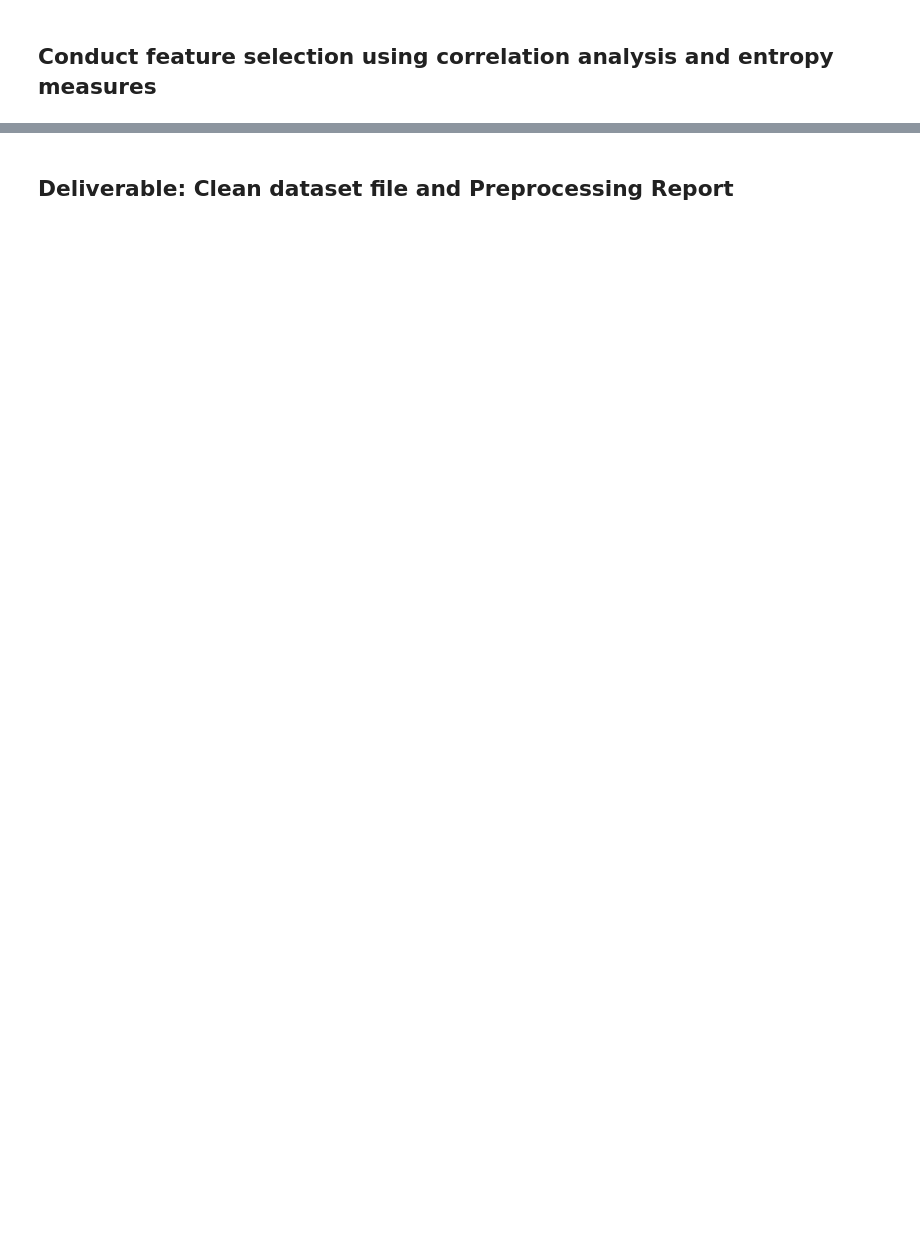
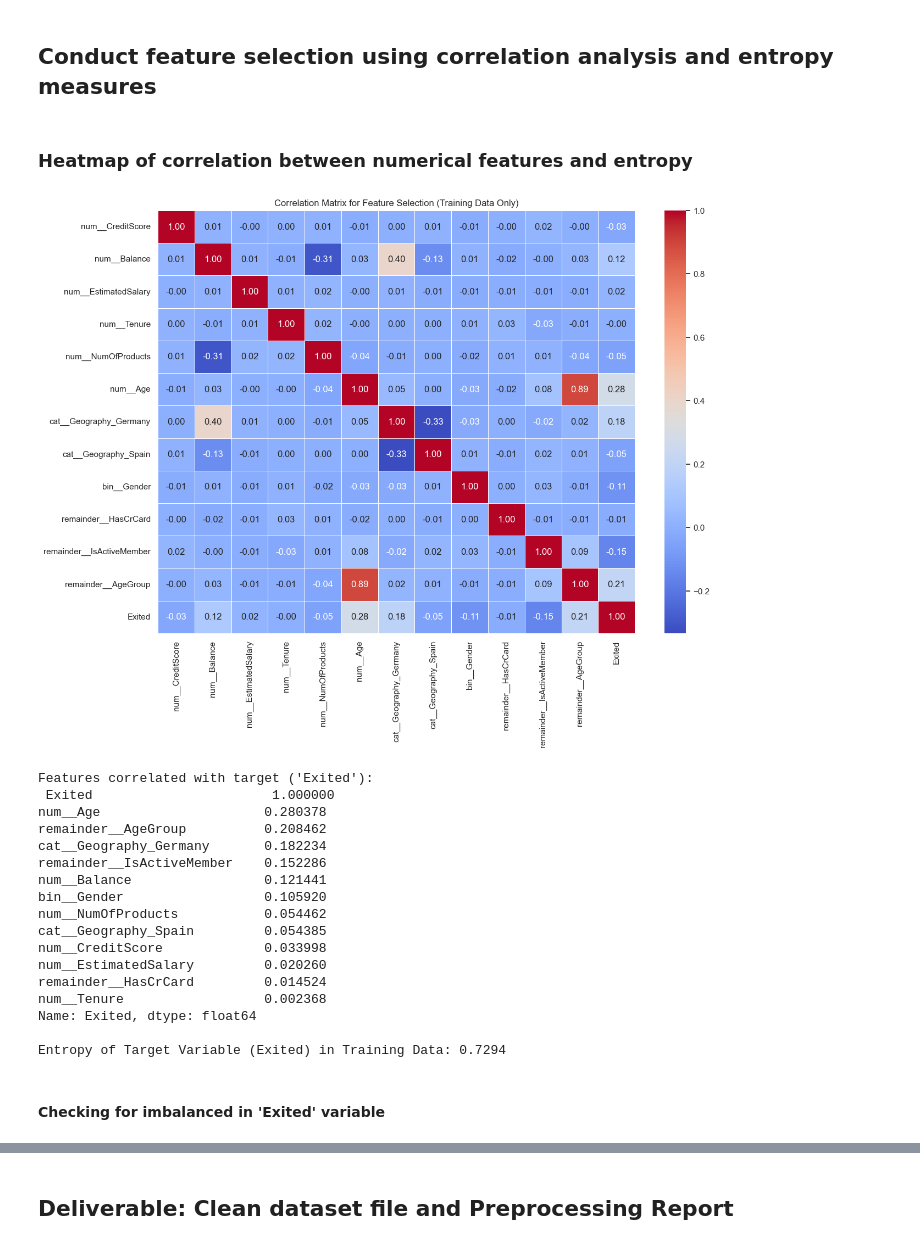
Before and after one commit to Kelompok4-PPTI20/data-mining, a Jupyter notebook: notebook.ipynb, the cells around one changed output, grey strips where cells are left out. Cells and saved outputs as stored; diff of their text form; code cells hidden in the pictures; blank space fills up the shorter version.

```diff
--- a/notebook.ipynb
+++ b/notebook.ipynb
@@ -224,3 +224,19 @@ Passing `palette` without assigning `hue` is deprecated and will be removed in v
 [figure]
 # %% [markdown]
 ## Apply data cleaning
+# %%
+# Remove duplicates
+print("Duplicates before cleaning:", df.duplicated().sum())
+df = df.drop_duplicates()
+
+# Handle missing values (doesnt exist in this dataset but good to check)
+print("Missing values before cleaning:\n", df.isna().sum())
+# Drop rows with missing values as a basic approach (Alternatively, imputation could be used for ETL pipelines)
+df = df.dropna()
+
+# Drop irrelevant columns (Noise Handling & Attribute Types)
+# RowNumber, CustomerId, and Surname do not carry predictive power for churn and act as noise.
+columns_to_drop = ['RowNumber', 'CustomerId', 'Surname']
+df = df.drop(columns=[col for col in columns_to_drop if col in df.columns])
+
+print("Shape after data cleaning:", df.shape)
@@ -229,2 +350,57 @@ Passing `palette` without assigning `hue` is deprecated and will be removed in v
 # %% [markdown]
 ## Conduct feature selection using correlation analysis and entropy measures
+# %% [markdown]
+### Heatmap of correlation between numerical features and entropy
+# %%
+import scipy.stats as ss
+import numpy as np
+import pandas as pd
+import seaborn as sns
+import matplotlib.pyplot as plt
+
+# 1. Create a dedicated analysis DataFrame using ONLY the training data
+analysis_df = X_train_clean.copy()
+analysis_df['Exited'] = y_train.values # .values is critical here to align indices
+
+# 2. Pearson Correlation (Linear ya, jangan terlalu dianggap valid banget)
+plt.figure(figsize=(14, 10))
+correlation_matrix = analysis_df.corr()
+sns.heatmap(correlation_matrix, annot=True, cmap='coolwarm', fmt=".2f", linewidths=0.5)
+plt.title("Correlation Matrix for Feature Selection (Training Data Only)")
+plt.show()
+
+# 3. Sort fitur yang paling berkorelasi dengan target 'Exited'
+if 'Exited' in correlation_matrix.columns:
+    # Notice we use the analysis_df correlation matrix here
+    target_corr = correlation_matrix['Exited'].abs().sort_values(ascending=False)
+    print("\nFeatures correlated with target ('Exited'):\n", target_corr)
+
+# 4. Entropy
+def entropy(target_col):
+    elements, counts = np.unique(target_col, return_counts = True)
+    entropy_val = np.sum([(-counts[i]/np.sum(counts))*np.log2(counts[i]/np.sum(counts)) for i in range(len(elements))])
+    return entropy_val
+
+# Notice we calculate entropy strictly on the training target variable
+print(f"\nEntropy of Target Variable (Exited) in Training Data: {entropy(y_train):.4f}")
+# %% [output]
+[figure, added]
+Features correlated with target ('Exited'):
+ Exited                       1.000000
+num__Age                     0.280378
+remainder__AgeGroup          0.208462
+cat__Geography_Germany       0.182234
+remainder__IsActiveMember    0.152286
+num__Balance                 0.121441
+bin__Gender                  0.105920
+num__NumOfProducts           0.054462
+cat__Geography_Spain         0.054385
+num__CreditScore             0.033998
+num__EstimatedSalary         0.020260
+remainder__HasCrCard         0.014524
+num__Tenure                  0.002368
+Name: Exited, dtype: float64
+
+Entropy of Target Variable (Exited) in Training Data: 0.7294
+# %% [markdown]
+#### Checking for imbalanced in 'Exited' variable
```
Also changed, not shown: parts of 5 cells of this notebook, 2 other files.
